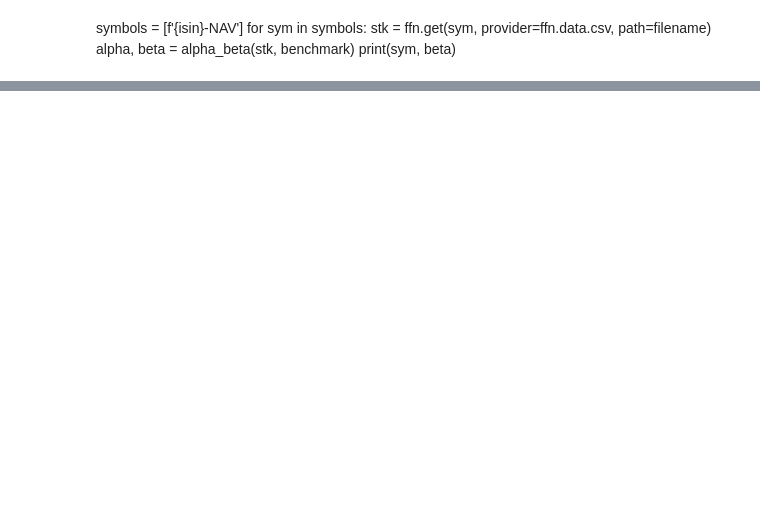
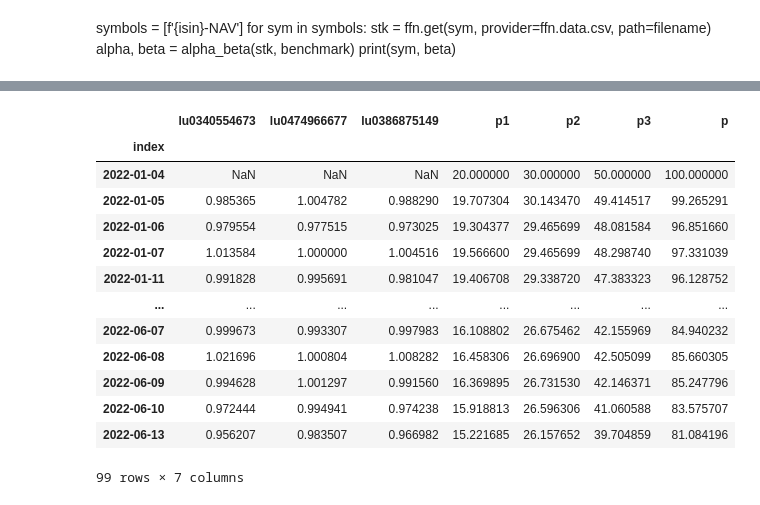
Before and after one commit to resquator/pam.simulator, a Jupyter notebook: simulation-ffn.ipynb, the cells around one changed output, grey strips where cells are left out. Saved outputs shown, nothing was run; the diff lists cells and outputs as text; code cells hidden in the pictures; blank space fills up the shorter version.

Commit message:
ptf_returns_compute

```diff
--- a/simulation-ffn.ipynb
+++ b/simulation-ffn.ipynb
@@ -138,0 +311,5 @@ pf.create_returns_tear_sheet(returns, live_start_date='2007-01-31')
+# %%
+prices.loc[:,'p1']=20
+prices.loc[:,'p2']=30
+prices.loc[:,'p3']=50
+returns.loc['2022-01-04','p1']=20
@@ -138,0 +354,6 @@ pf.create_returns_tear_sheet(returns, live_start_date='2007-01-31')
+# %%
+returns_1 = returns + 1
+returns_1.loc['2022-01-04','p1']=20
+returns_1.loc['2022-01-04','p2']=30
+returns_1.loc['2022-01-04','p3']=50
+returns_1
@@ -138,0 +375,24 @@ pf.create_returns_tear_sheet(returns, live_start_date='2007-01-31')
+# %%
+for i in range(1,99):
+    returns_1.iloc[i,3] = returns_1.iloc[i-1,3] * returns_1.iloc[i,0]
+    returns_1.iloc[i,4] = returns_1.iloc[i-1,4] * returns_1.iloc[i,1]
+    returns_1.iloc[i,5] = returns_1.iloc[i-1,5] * returns_1.iloc[i,2]
+# %%
+returns_1['p']=returns_1['p1']+returns_1['p3']+returns_1['p2']
+# %%
+returns_1
+# %% [output]
+|  | lu0340554673 | lu0474966677 | lu0386875149 | p1 | p2 | p3 | p |
+| index |  |  |  |  |  |  |  |
+| 2022-01-04 | NaN | NaN | NaN | 20.000000 | 30.000000 | 50.000000 | 100.000000 |
+| 2022-01-05 | 0.985365 | 1.004782 | 0.988290 | 19.707304 | 30.143470 | 49.414517 | 99.265291 |
+| 2022-01-06 | 0.979554 | 0.977515 | 0.973025 | 19.304377 | 29.465699 | 48.081584 | 96.851660 |
+| 2022-01-07 | 1.013584 | 1.000000 | 1.004516 | 19.566600 | 29.465699 | 48.298740 | 97.331039 |
+| 2022-01-11 | 0.991828 | 0.995691 | 0.981047 | 19.406708 | 29.338720 | 47.383323 | 96.128752 |
+| ... | ... | ... | ... | ... | ... | ... | ... |
+| 2022-06-07 | 0.999673 | 0.993307 | 0.997983 | 16.108802 | 26.675462 | 42.155969 | 84.940232 |
+| 2022-06-08 | 1.021696 | 1.000804 | 1.008282 | 16.458306 | 26.696900 | 42.505099 | 85.660305 |
+| 2022-06-09 | 0.994628 | 1.001297 | 0.991560 | 16.369895 | 26.731530 | 42.146371 | 85.247796 |
+| 2022-06-10 | 0.972444 | 0.994941 | 0.974238 | 15.918813 | 26.596306 | 41.060588 | 83.575707 |
+| 2022-06-13 | 0.956207 | 0.983507 | 0.966982 | 15.221685 | 26.157652 | 39.704859 | 81.084196 |
+99 rows × 7 columns
```
Also changed, not shown: parts of 39 cells of this notebook, 20 other files.
